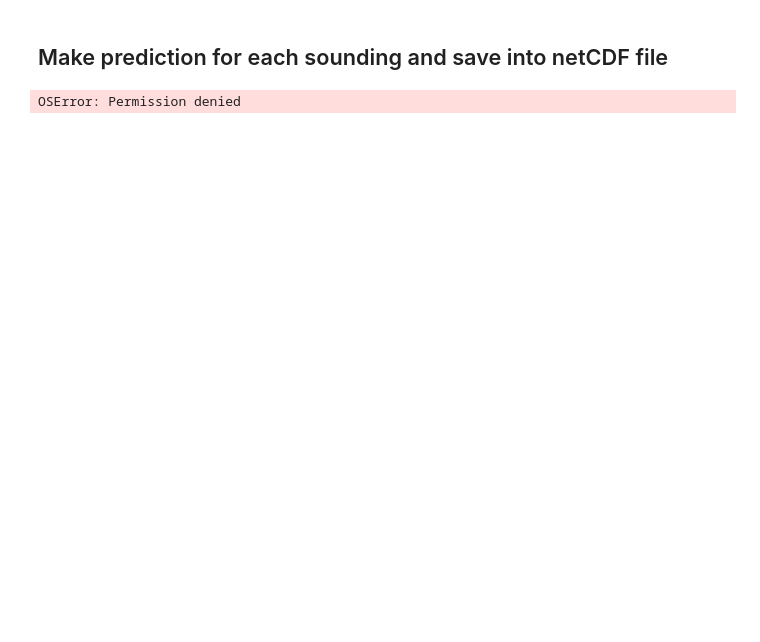
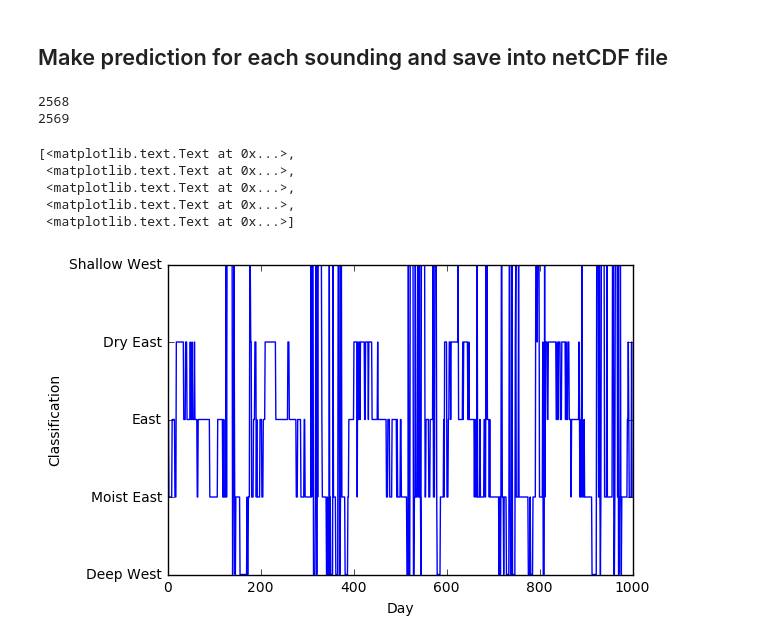
Before and after one commit to rcjackson/cmdv-rrm-anl, a Jupyter notebook: notebooks/Pope classification of sounding data.ipynb, the cells around one changed output. Drawn from its saved outputs; the diff is of its cells as text; code cells hidden in the pictures; blank space fills up the shorter version.

```diff
--- a/notebooks/Pope classification of sounding data.ipynb
+++ b/notebooks/Pope classification of sounding data.ipynb
@@ -590,41 +593,53 @@ for time in time_soundings:
     u = u[pres_index]
     v = v[pres_index]
     t = t[pres_index]
     z = z[pres_index]
     dp = dp[pres_index]
 
 
     year[counts] = time.year
     month[counts] = time.month
     day[counts] = time.day
     counts = counts+1
 
 out_netcdf = Dataset('Pope_regime.cdf', mode='w')
-out_netcdf.createDimension('time', counts)
-
+out_netcdf.createDimension('time', len(groups))
+print(len(groups))
+print(len(year))
 groups_file = out_netcdf.createVariable('groups', 'i4', ('time',))
 groups_file.long_name = 'Pope classification regime'
-groups_file.units = '0 = SW, 1 = DW, 2 = DE, 3 = E, 4 = ME'
+groups_file.units = '0 = DW, 1 = ME, 2 = E, 3 = DE, 4 = SW'
 groups_file[:] = groups
 
-years_file = out_netcdf.createVariable('year', 'i4', ('time',))
+years_file = out_netcdf.createVariable('year', year.dtype, ('time',))
 years_file.long_name = 'Year'
 years_file.units = 'YYYY'
-years_file[:] = year
+years_file[:] = year[0:-1]
 
-month_file = out_netcdf.createVariable('month', 'i4', ('time',))
+month_file = out_netcdf.createVariable('month',  month.dtype, ('time',))
 month_file.long_name = 'Month'
 month_file.units = 'MM'
-month_file[:] = month
+month_file[:] = month[0:-1]
 
-day_file = out_netcdf.createVariable('day', 'i4', ('time',))
+day_file = out_netcdf.createVariable('day', day.dtype, ('time',))
 day_file.long_name = 'Day'
 day_file.units = 'DD'
-day_file[:] = day
+day_file[:] = day[0:-1]
 
 out_netcdf.close()
 
 plt.figure
-plt.plot(range(0,400), groups[0:400])
+ax = plt.plot(range(0,1000), groups[0:1000])
+plt.xlabel('Day')
+plt.ylabel('Classification')
+plt.gca().set_yticks([0,1,2,3,4])
+plt.gca().set_yticklabels(['Deep West', 'Moist East', 'East', 'Dry East', 'Shallow West'])
 # %% [output]
-OSError: Permission denied
+2568
+2569
+[<matplotlib.text.Text at 0x...>,
+ <matplotlib.text.Text at 0x...>,
+ <matplotlib.text.Text at 0x...>,
+ <matplotlib.text.Text at 0x...>,
+ <matplotlib.text.Text at 0x...>]
+[figure, added]
```
Also changed, not shown: parts of 5 cells of this notebook.
